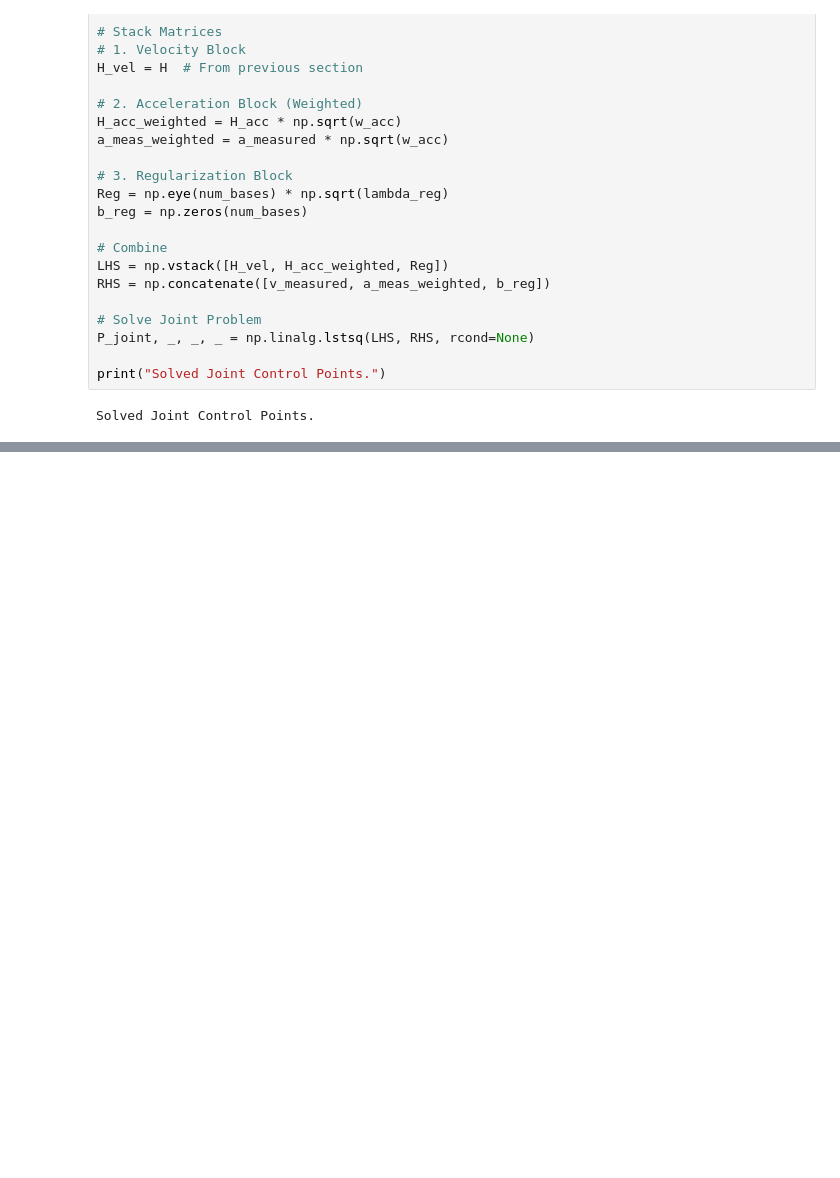
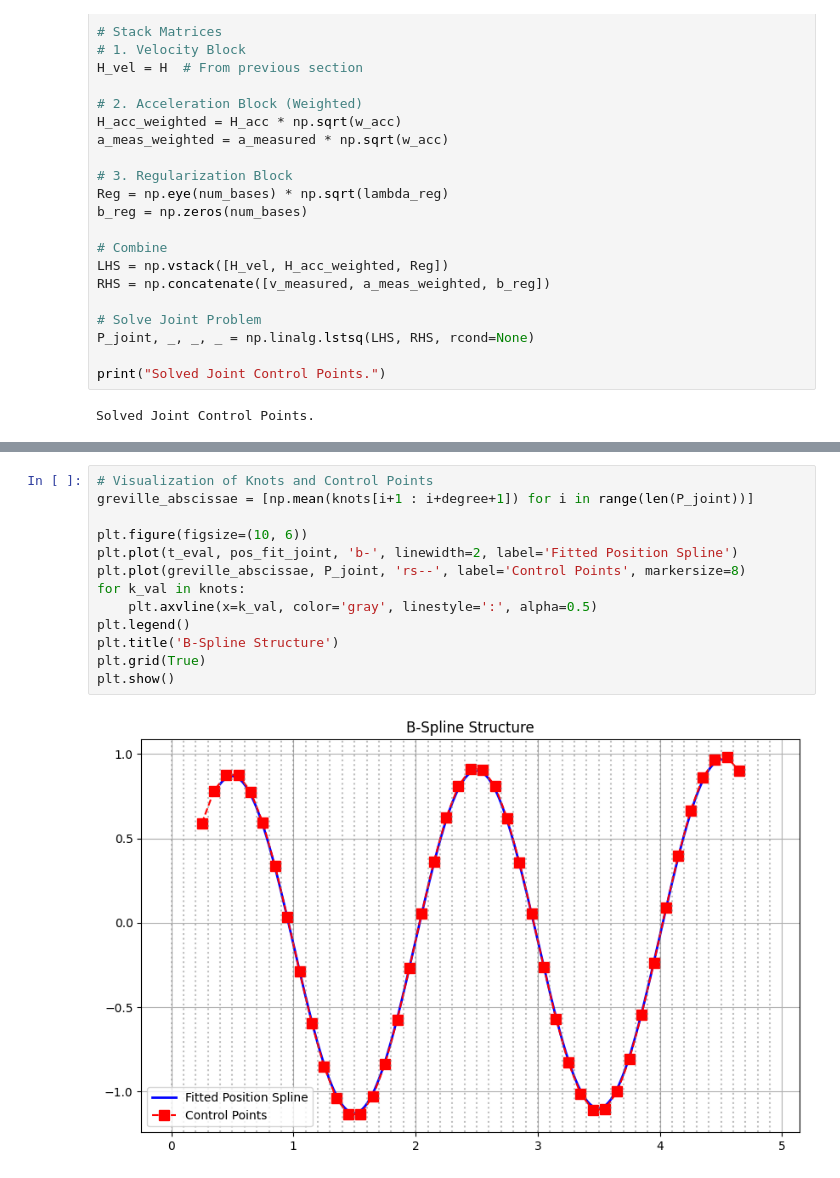
Before and after one commit to Dr1zz3l/spline-rio, a Jupyter notebook: analysis/notebooks/BSpline_Doppler_Tutorial.ipynb, the cells around one changed output, grey strips where cells are left out. Drawn from its saved outputs; the diff is of its cells as text; blank space fills up the shorter version.

Commit message:
radar spline fitting

```diff
--- a/analysis/notebooks/BSpline_Doppler_Tutorial.ipynb
+++ b/analysis/notebooks/BSpline_Doppler_Tutorial.ipynb
@@ -473,0 +474,15 @@ plt.show()
+# %%
+# Visualization of Knots and Control Points
+greville_abscissae = [np.mean(knots[i+1 : i+degree+1]) for i in range(len(P_joint))]
+
+plt.figure(figsize=(10, 6))
+plt.plot(t_eval, pos_fit_joint, 'b-', linewidth=2, label='Fitted Position Spline')
+plt.plot(greville_abscissae, P_joint, 'rs--', label='Control Points', markersize=8)
+for k_val in knots:
+    plt.axvline(x=k_val, color='gray', linestyle=':', alpha=0.5)
+plt.legend()
+plt.title('B-Spline Structure')
+plt.grid(True)
+plt.show()
+# %% [output]
+[figure, added]
```
Also changed, not shown: parts of 5 cells of this notebook, 1 other file.
